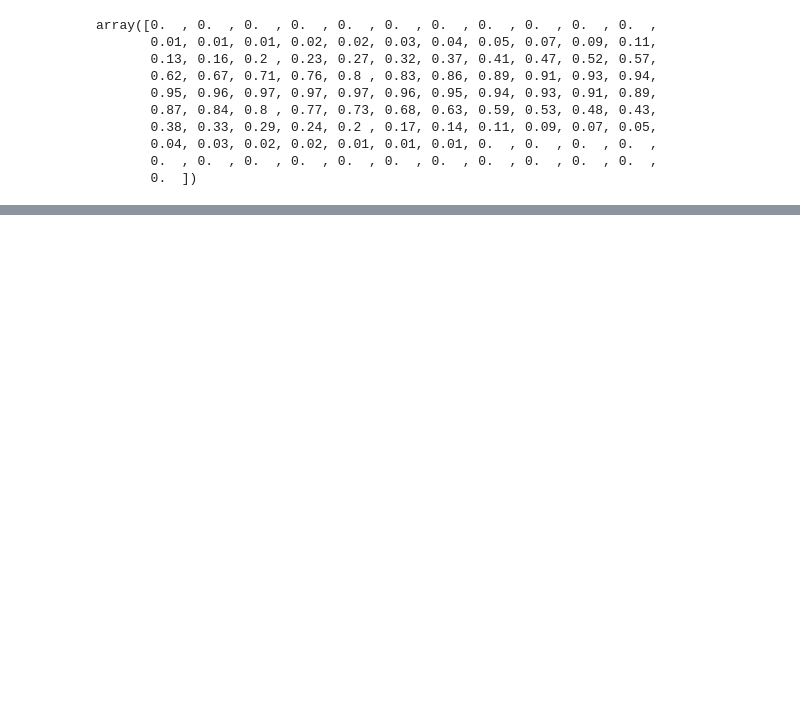
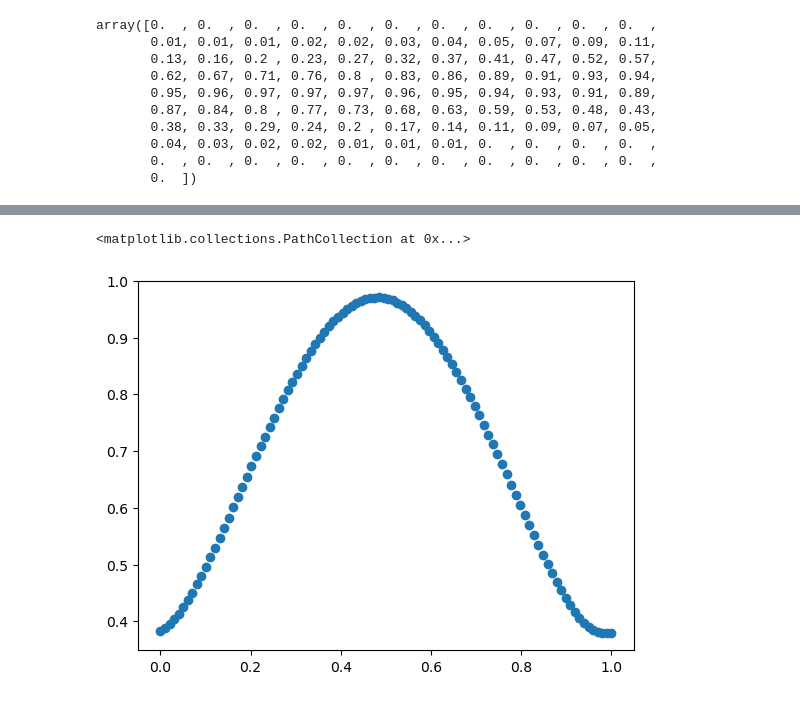
Before and after one commit to sarahedraves/CompMethodsClass, a Jupyter notebook: BookExercises/exercise4.3.ipynb, the cells around one changed output, grey strips where cells are left out. Cells and saved outputs as stored; diff of their text form; code cells hidden in the pictures; blank space fills up the shorter version.

```diff
--- a/BookExercises/exercise4.3.ipynb
+++ b/BookExercises/exercise4.3.ipynb
@@ -48,0 +59,13 @@ array([0.  , 0.  , 0.  , 0.  , 0.  , 0.  , 0.  , 0.  , 0.  , 0.  , 0.  ,
+# %%
+an=gpoints
+for n in range(numsteps):
+    apadded=np.pad(an,1,mode='wrap')
+    an1=np.zeros(numpoints)
+    for i in range(numpoints):
+        an1[i]=-u*deltat*(apadded[i+1]-apadded[i])/deltax + apadded[i+1]
+    an=an1
+# %%
+plt.scatter(xs,an)
+# %% [output]
+<matplotlib.collections.PathCollection at 0x...>
+[figure, added]
```
Also changed, not shown: parts of 4 cells of this notebook.
